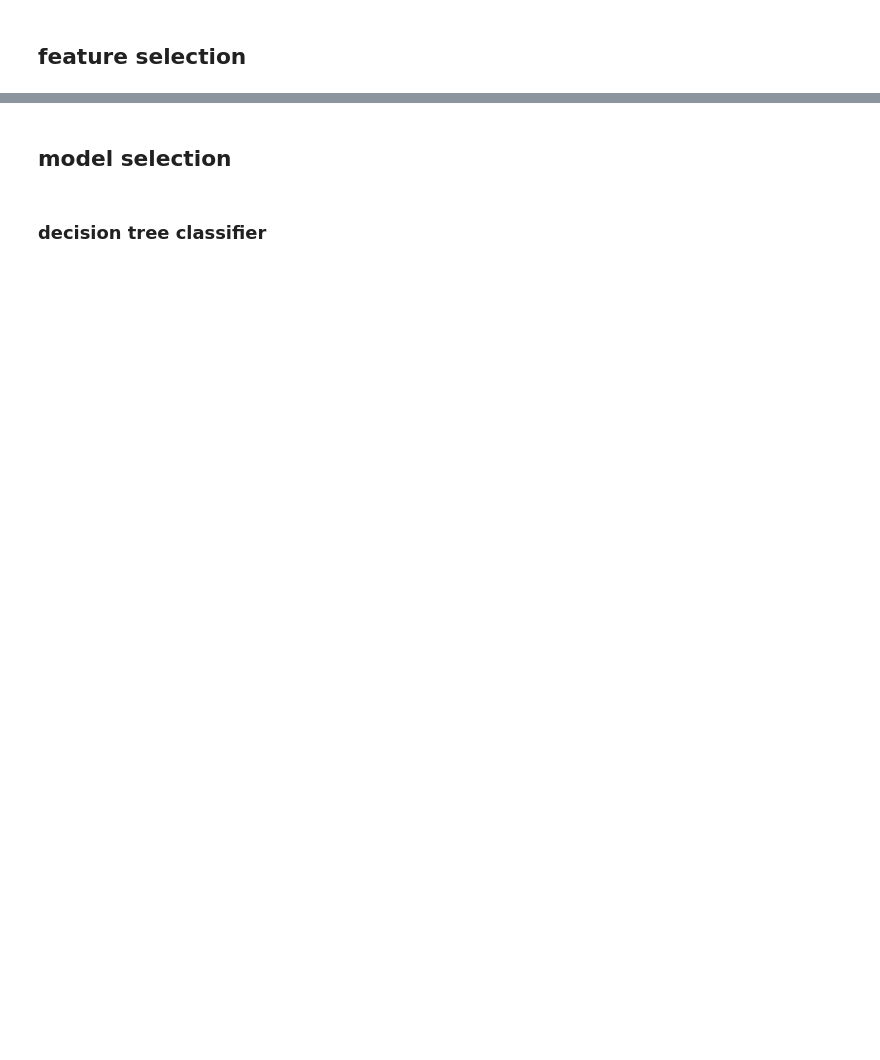
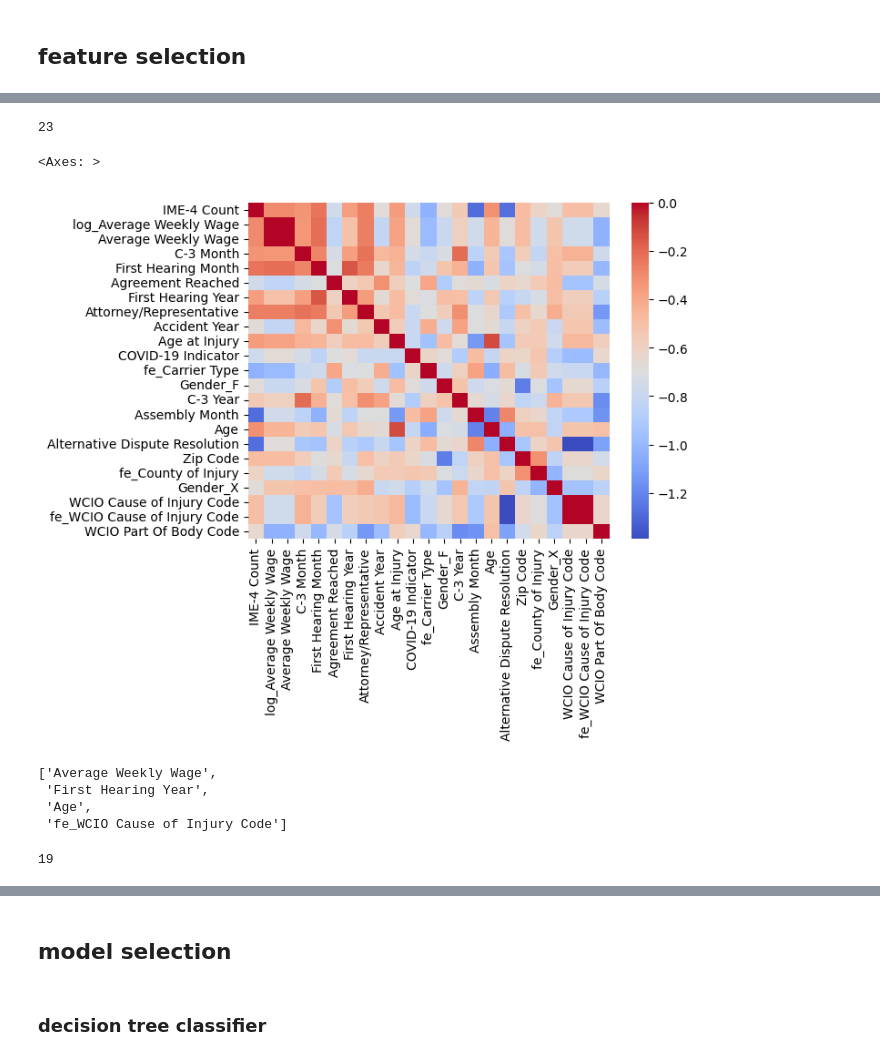
Before and after one commit to LeonardoDiCaterina/Machine_Learning_G19, a Jupyter notebook: Notebooks/third_pred.ipynb, the cells around one changed output, grey strips where cells are left out. Cells and saved outputs as stored; diff of their text form; code cells hidden in the pictures; blank space fills up the shorter version.

```diff
--- a/Notebooks/third_pred.ipynb
+++ b/Notebooks/third_pred.ipynb
@@ -1153,0 +1070,39 @@ len(selected_cols)
+# %%
+selected_cols = [col for col in selected_cols if col not in to_drop]
+len(selected_cols)
+# %% [output]
+23
+# %%
+def entropy_corr(df, n_iter=30, n_frac=0.5):
+
+    entropy_matrix = []
+    for col in df.columns:
+        s = entropy(df[col])
+        delta_entropy = []
+        for i in range(n_iter):
+            x = df[col].sample(frac=n_frac, random_state=i)
+            delta_entropy.append(s - entropy(x) / s)
+        entropy_matrix.append(delta_entropy)
+    entropy_matrix = pd.DataFrame(entropy_matrix, index=df.columns)
+    entropy_matrix = entropy_matrix.T.corr()
+    return entropy_matrix.applymap(lambda x: log((x + 1) / 2))
+# %%
+entropy_corr_matrix = entropy_corr(df_train[selected_cols])
+sns.heatmap(entropy_corr_matrix, annot=False, cmap='coolwarm')
+# %% [output]
+<Axes: >
+[figure, added]
+# %%
+upper = entropy_corr_matrix.where(np.triu(np.ones(entropy_corr_matrix.shape), k=1).astype(np.bool))
+to_drop_2 = [column for column in upper.columns if any(upper[column] > -0.2)]
+to_drop_2
+# %% [output]
+['Average Weekly Wage',
+ 'First Hearing Year',
+ 'Age',
+ 'fe_WCIO Cause of Injury Code']
+# %%
+selected_cols_2 = [col for col in selected_cols if col not in to_drop_2]
+len(selected_cols_2)
+# %% [output]
+19
```
Also changed, not shown: parts of 33 cells of this notebook, 10 other files.
